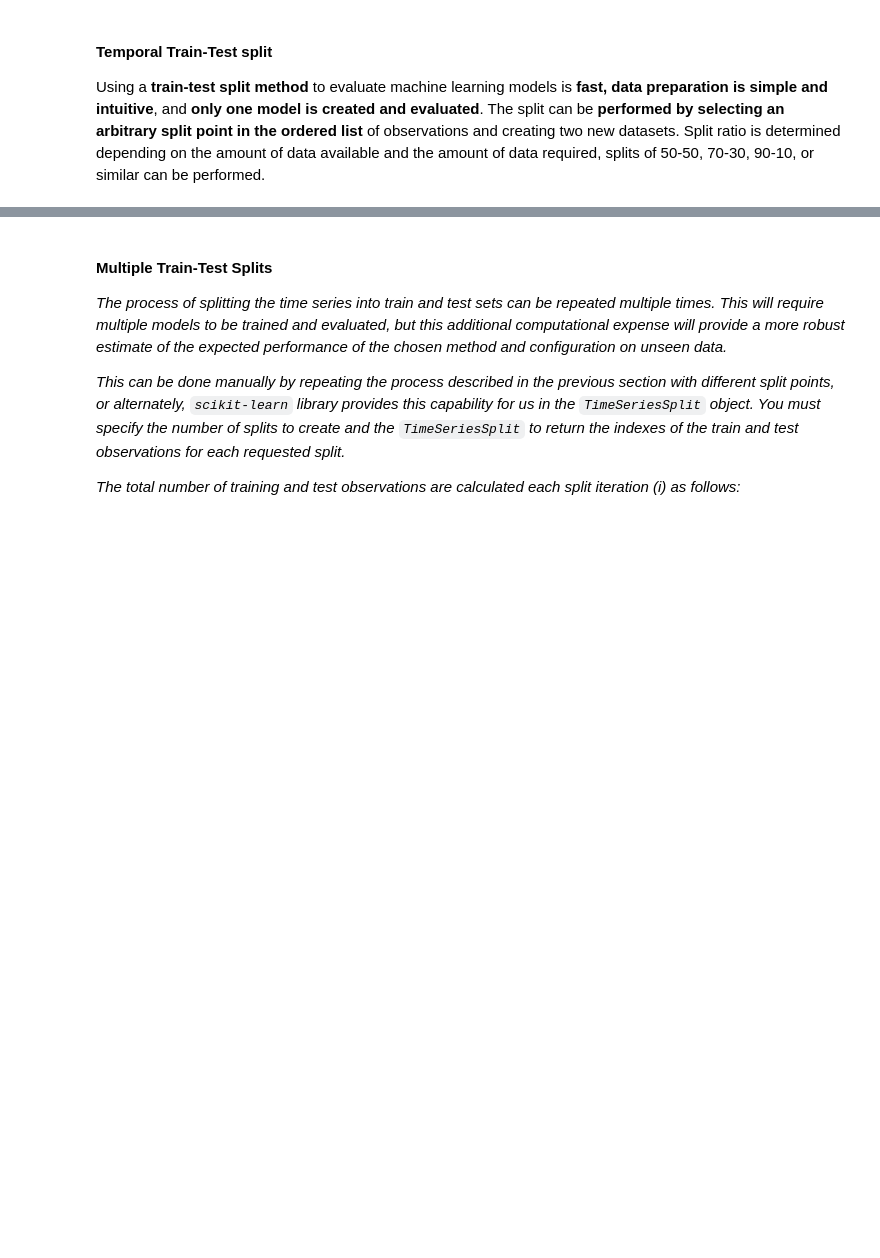
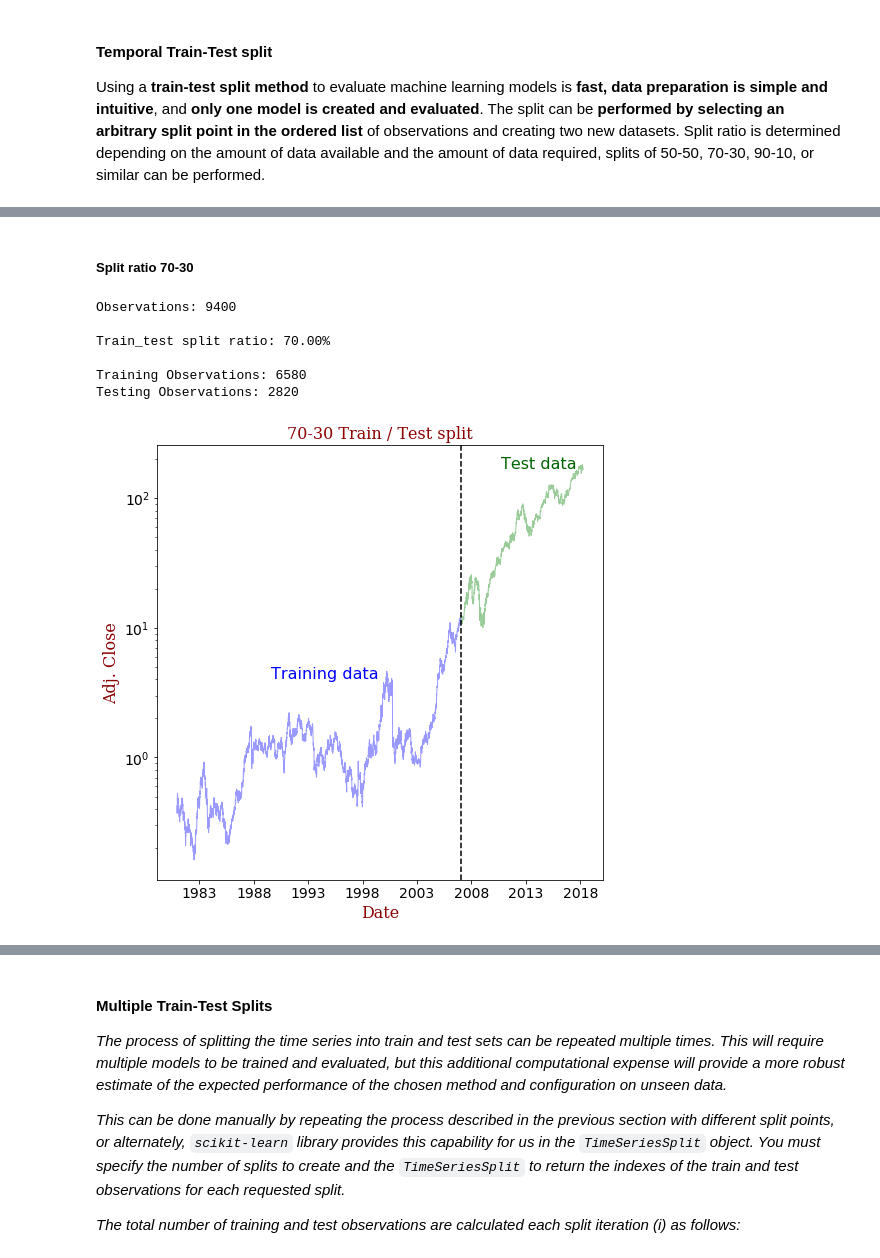
Before and after one commit to TTTTTTT114/MIE1628-Final_Project, a Jupyter notebook: stock_ann.ipynb, the cells around one changed output, grey strips where cells are left out. Saved outputs shown, nothing was run; the diff lists cells and outputs as text; code cells hidden in the pictures; blank space fills up the shorter version.

```diff
--- a/stock_ann.ipynb
+++ b/stock_ann.ipynb
@@ -330,0 +340,23 @@ Testing Observations: 4700
+# %% [markdown]
+##### Split ratio 70-30
+# %%
+# select the series to be modeled
+col_name = 'Adj. Close'
+X = apple[col_name]
+
+
+# set train subset ratio
+train_subset_ratio = 7 / 10
+split_title = '70-30 Train / Test split'
+
+train_7030, test_7030 = train_test_split(X, train_subset_ratio)
+
+plot_split(train_7030, test_7030, plot_title=split_title, ylabel=col_name)
+# %% [output]
+Observations: 9400
+
+Train_test split ratio: 70.00%
+
+Training Observations: 6580
+Testing Observations: 2820
+[figure, added]
```
Also changed, not shown: parts of 6 cells of this notebook.
